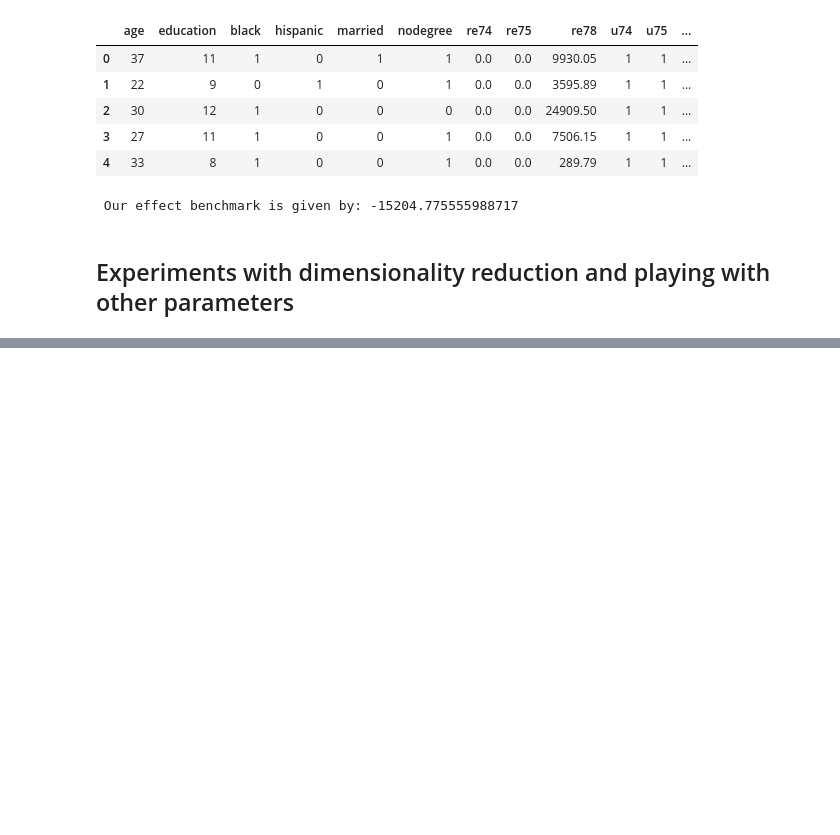
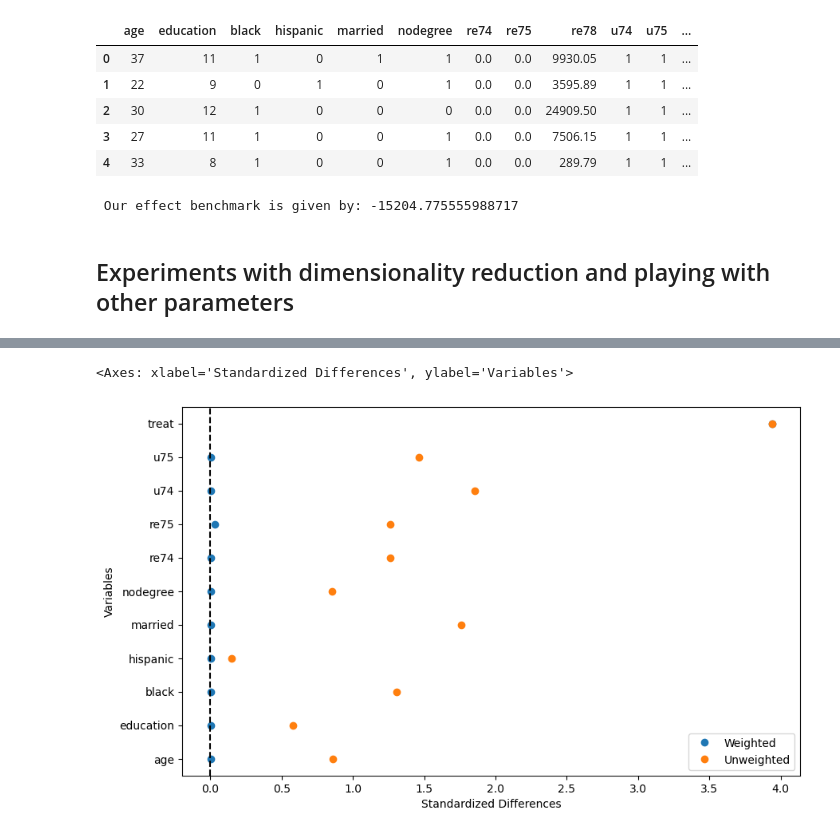
Before and after one commit to apoorvalal/cbpys, a Jupyter notebook: examples/example.ipynb, the cells around one changed output, grey strips where cells are left out. Saved outputs shown, nothing was run; the diff lists cells and outputs as text; code cells hidden in the pictures; blank space fills up the shorter version.

```diff
--- a/examples/example.ipynb
+++ b/examples/example.ipynb
@@ -83,0 +83,5 @@ plt.hist(np.array(list_tau))
+# %%
+cbps.diagnose(method="asmd")
+# %% [output]
+<Axes: xlabel='Standardized Differences', ylabel='Variables'>
+[figure, added]
```
Also changed, not shown: parts of 11 cells of this notebook, 2 other files.
